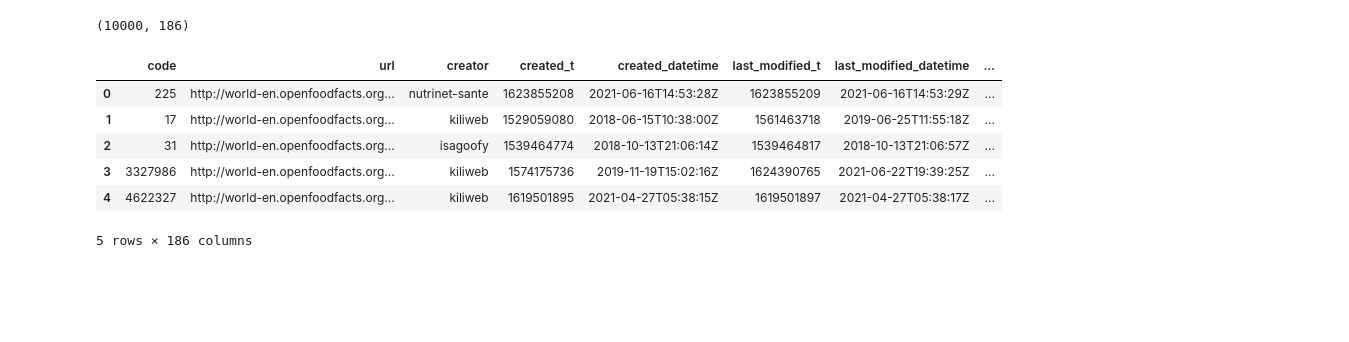
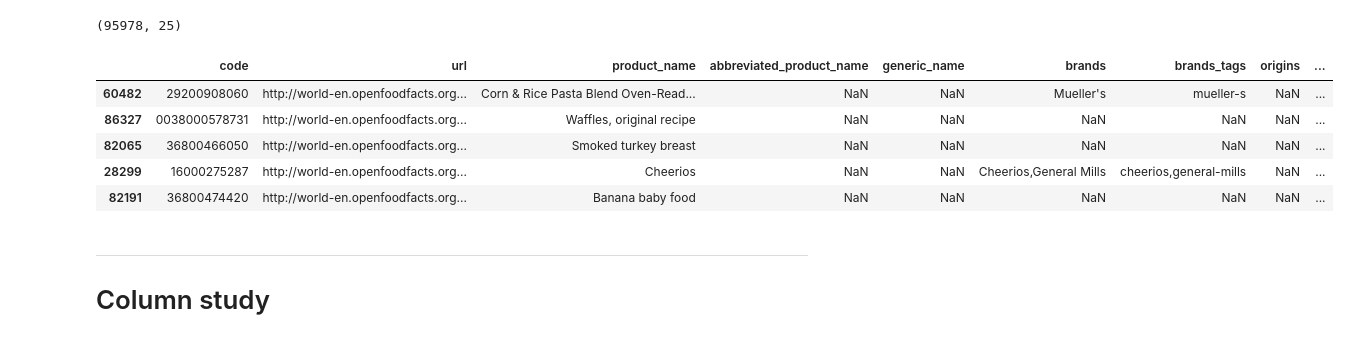
Before and after one commit to curiousmindflow/oc-ml-p2, a Jupyter notebook: preparation.ipynb, the cells around one changed output. Saved outputs shown, nothing was run; the diff lists cells and outputs as text; code cells hidden in the pictures; blank space fills up the shorter version.

```diff
--- a/preparation.ipynb
+++ b/preparation.ipynb
@@ -4,6 +4,11 @@ import pandas as pd
 import matplotlib.pyplot as plt
 import seaborn as sns
 
+from scripts.utils import fill_infos
+
+pd.set_option("display.max_columns", None)
+pd.set_option("display.max_rows", None)
+
 np.random.seed(294697)
 # %%
 chunk_size = 100000
@@ -36,4 +87,32 @@ chunk rows counr:  802
+# %%
+some = data.loc[:, [
+    "code",
+    "url",
+    "product_name",
+    "abbreviated_product_name",
+    "generic_name",
+    "brands",
+    "brands_tags",
+    "origins",
+    "origins_tags",
+    "origins_en",
+    "manufacturing_places",
+    "manufacturing_places_tags",
+    "cities",
+    "cities_tags",
+    "purchase_places",
+    "countries",
+    "countries_tags",
+    "countries_en",
+    "nutriscore_score",
+    "nutriscore_grade",
+    "brand_owner",
+    "ecoscore_score_fr",
+    "ecoscore_grade_fr",
+    "image_url",
+    "image_small_url",
+    ]]
 # %%
-data.shape
+some.shape
 # %% [output]
-(10000, 186)
+(95978, 25)
@@ -43,10 +119,12 @@ data.shape
-# %%
-data.head(5)
-# %% [output]
-|  | code | url | creator | created_t | created_datetime | last_modified_t | last_modified_datetime | ... |
-| 0 | 225 | http://world-en.openfoodfacts.org... | nutrinet-sante | 1623855208 | 2021-06-16T14:53:28Z | 1623855209 | 2021-06-16T14:53:29Z | ... |
-| 1 | 17 | http://world-en.openfoodfacts.org... | kiliweb | 1529059080 | 2018-06-15T10:38:00Z | 1561463718 | 2019-06-25T11:55:18Z | ... |
-| 2 | 31 | http://world-en.openfoodfacts.org... | isagoofy | 1539464774 | 2018-10-13T21:06:14Z | 1539464817 | 2018-10-13T21:06:57Z | ... |
-| 3 | 3327986 | http://world-en.openfoodfacts.org... | kiliweb | 1574175736 | 2019-11-19T15:02:16Z | 1624390765 | 2021-06-22T19:39:25Z | ... |
-| 4 | 4622327 | http://world-en.openfoodfacts.org... | kiliweb | 1619501895 | 2021-04-27T05:38:15Z | 1619501897 | 2021-04-27T05:38:17Z | ... |
-5 rows × 186 columns
+# %%
+some.head()
+# %% [output]
+|  | code | url | product_name | abbreviated_product_name | generic_name | brands | brands_tags | origins | ... |
+| 60482 | 29200908060 | http://world-en.openfoodfacts.org... | Corn & Rice Pasta Blend Oven-Read... | NaN | NaN | Mueller's | mueller-s | NaN | ... |
+| 86327 | 0038000578731 | http://world-en.openfoodfacts.org... | Waffles, original recipe | NaN | NaN | NaN | NaN | NaN | ... |
+| 82065 | 36800466050 | http://world-en.openfoodfacts.org... | Smoked turkey breast | NaN | NaN | NaN | NaN | NaN | ... |
+| 28299 | 16000275287 | http://world-en.openfoodfacts.org... | Cheerios | NaN | NaN | Cheerios,General Mills | cheerios,general-mills | NaN | ... |
+| 82191 | 36800474420 | http://world-en.openfoodfacts.org... | Banana baby food | NaN | NaN | NaN | NaN | NaN | ... |
+# %% [markdown]
+***
+# Column study
```
Also changed, not shown: parts of 21 cells of this notebook, 1 other file.
